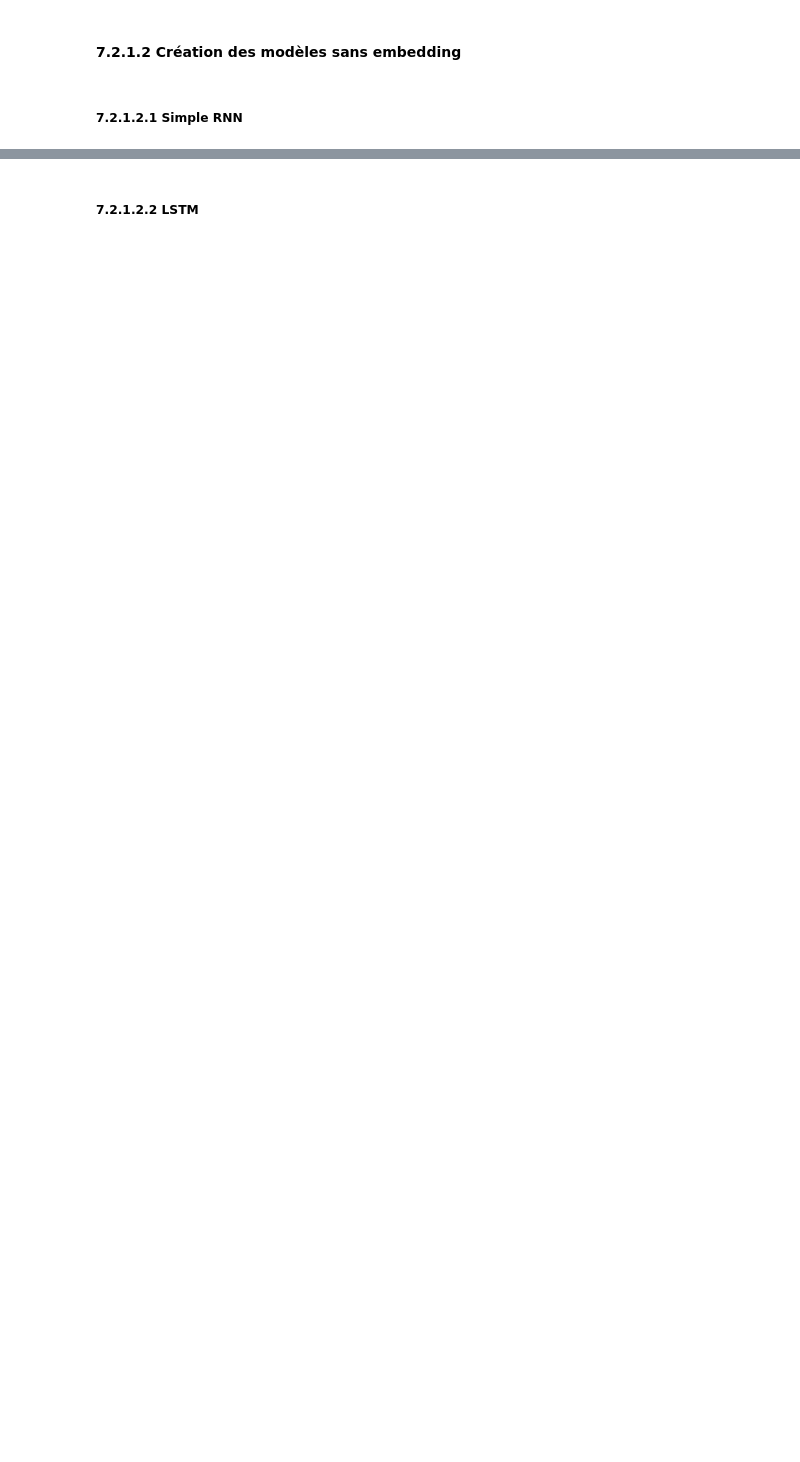
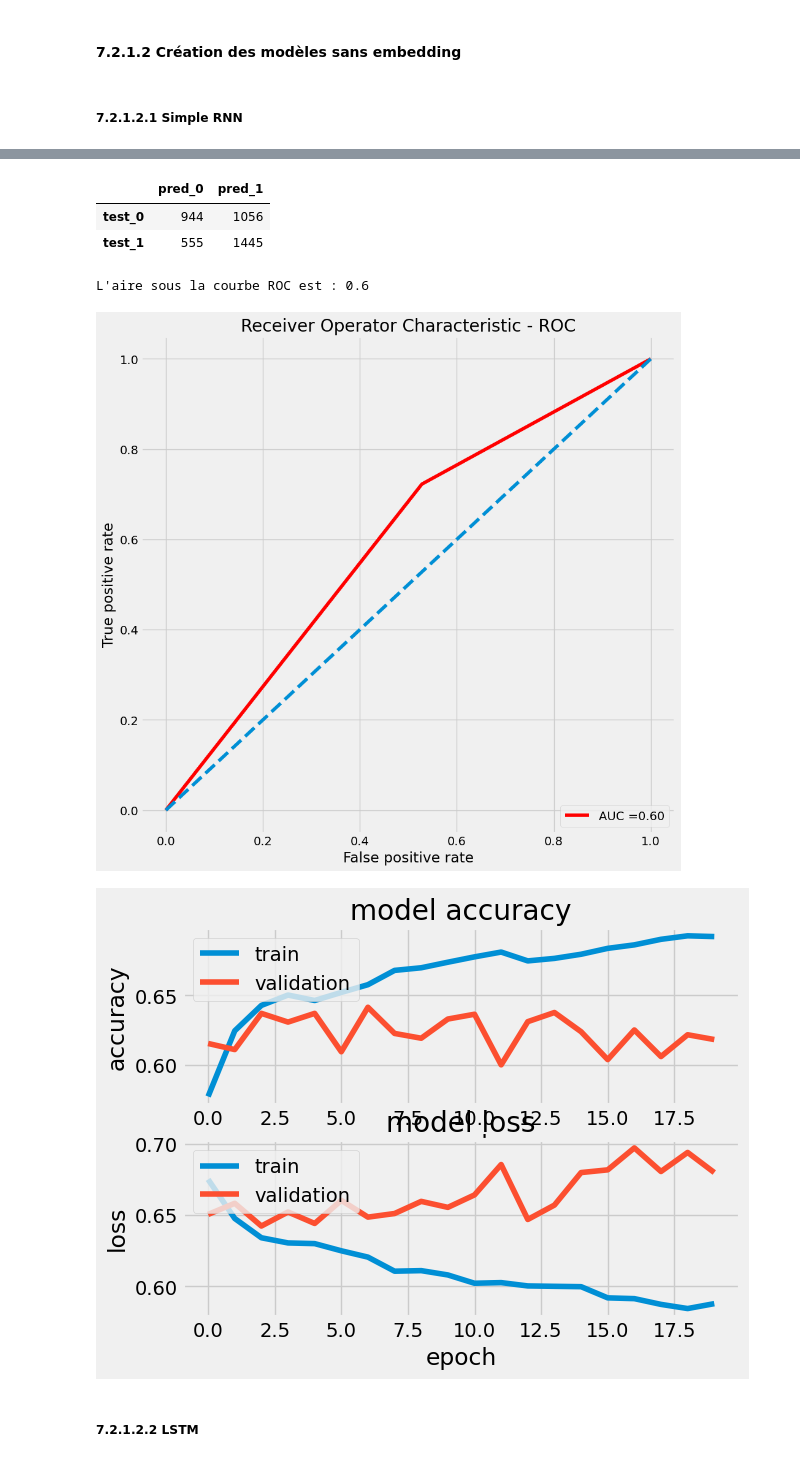
Before and after one commit to IAnthonyRenard/SentimentsClassification, a Jupyter notebook: Renard_Anthony_2_scripts_042023.ipynb, the cells around one changed output, grey strips where cells are left out. Saved outputs shown, nothing was run; the diff lists cells and outputs as text; code cells hidden in the pictures; blank space fills up the shorter version.

Commit message:
MAJ for test

```diff
--- a/Renard_Anthony_2_scripts_042023.ipynb
+++ b/Renard_Anthony_2_scripts_042023.ipynb
@@ -2361,3 +2456,7 @@ print((end_training - start_training)/60)
 predictions = model_rnn_simple.predict(test_X)
 predictions = predictions.argmax(axis=1)
 score_rnn(predictions, test_y, history)
+
+
+model_rnn_simple.save('modeles/model_simple_rnn_ss_emb.h5')
+# %% [output]
@@ -2364,3 +2494,9 @@ score_rnn(predictions, test_y, history)
+|  | pred_0 | pred_1 |
+| test_0 | 944 | 1056 |
+| test_1 | 555 | 1445 |
+L'aire sous la courbe ROC est : 0.6
+[figure, added]
+[figure, added]
 # %% [markdown]
 ##### <a name="C72122"> 7.2.1.2.2 LSTM</a>
 # %%
```
Also changed, not shown: parts of 33 cells of this notebook.
